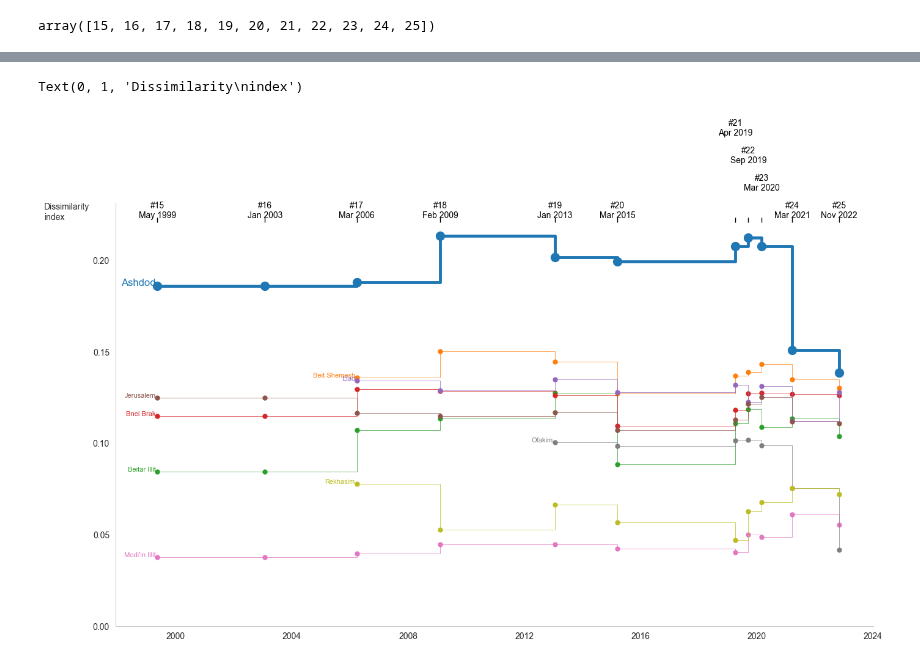
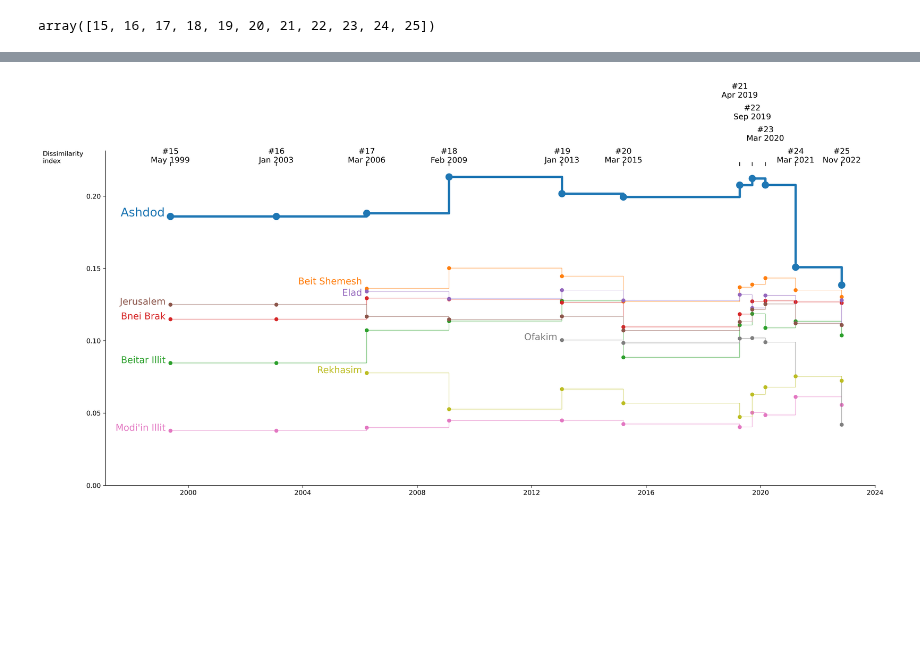
Before and after one commit to bgbg/segregation_paper, a Jupyter notebook: notebooks/voter_separation.ipynb, the cells around one changed output, grey strips where cells are left out. Drawn from its saved outputs; the diff is of its cells as text; code cells hidden in the pictures; blank space fills up the shorter version.

```diff
--- a/notebooks/voter_separation.ipynb
+++ b/notebooks/voter_separation.ipynb
@@ -15,6 +15,7 @@ from src import vote_utils as vu
 from src import dissimilarity_analysis as da
 
 vu = reload(vu)
+plt.rcParams['figure.dpi'] = 300
 
 %matplotlib inline
 # %% [markdown]
@@ -279,7 +285,11 @@ def set_ticks_and_labels(ax, which, values, log_transform=False):
     mid_point = (min_val + max_val) / 2
     tks = [min_val, mid_point, max_val]
     if log_transform:
-        labels = [f"{int(np.round(np.power(10, t), -2)):,d}" for t in tks]
+        labels = [
+            f"{value:,d}" if value >= 10000 else f"{value:d}"
+            for t in tks
+            for value in [int(np.round(np.power(10, t), -2))]
+        ]
     else:
         labels = [f"{t:.2f}" for t in tks]
     if which == "x":
@@ -326,6 +328,7 @@ cols_rest
 # %%
+w = 3.5
 fig, axes = plt.subplots(
-    n_rows, n_cols, figsize=(n_cols * w, n_rows * w), sharey=True, dpi=120
+    n_rows, n_cols, figsize=(n_cols * w, n_rows * w), sharey=True,
 )
 axes = axes.flatten()
 
@@ -503,42 +506,50 @@ fig.tight_layout()
 # %%
-fig, ax = plt.subplots(figsize=(16, 9))
+fig, ax = plt.subplots(figsize=(18, 9))
 for i, (city_name, df_city) in enumerate(df_dynamics.groupby("city_name")):
     x = df_city.election_date
     y = df_city.dissimilarity
     clr = f"C{i}"
     lw = 3.5 if city_name == 'Ashdod' else 0.5
     ms = 10 if city_name == 'Ashdod' else 5
-    fontsize = 12 if city_name == 'Ashdod' else 8
+    fontsize = 18 if city_name == 'Ashdod' else 14
     ax.step(x, y, "-o", where="post", label=city_name, color=clr, lw=lw, ms=ms)
     xx = x.values[0] - int(2e15)
     yy = y.values[0]
-    ax.text(xx, yy, city_name, color=clr, ha="right", fontsize=fontsize)
+    if city_name == 'Beit Shemesh':
+        yy += 0.003
+    elif city_name == 'Elad':
+        yy -= 0.003
+    ax.text(xx, yy, f'{city_name} ', color=clr, ha="right", fontsize=fontsize)
 
 ax.set_xlim((ax.get_xlim()[0] - 100, ax.get_xlim()[-1]))
 sns.despine(ax=ax)
 ax.grid(False)
 y = ax.get_ylim()[-1]
 for knesset_number, election_date in df_dates["election_date"].loc[15:].items():
     str_date = election_date.strftime("%b %Y")
     x = election_date
     ax.plot(x, y, "|k")
     if knesset_number in [21, 22, 23]:
         y_corrected = y  + (24 - knesset_number) * 0.015
     else:
         y_corrected = y
     ax.text(
         x,
         y_corrected,
         f"#{knesset_number}\n{str_date}",
         ha="center",
         va="bottom",
         color="black",
+        fontsize=12
     )
 ax.set_ylim((0, ax.get_ylim()[1]))
 ax.set_ylabel("Dissimilarity\nindex", ha="right", ma="left", rotation=0, y=1, va="top")
+ax.set_xlim((ax.get_xlim()[0] - 300, ax.get_xlim()[-1]))
+fig.tight_layout()
+fig.savefig("dissimilarity_dynamics.png", dpi=300)
+!open dissimilarity_dynamics.png
 # %% [output]
-Text(0, 1, 'Dissimilarity\nindex')
-[figure, old version]
+[figure, new version]
 # %%
 fig, ax = plt.subplots(figsize=(16, 9))
 for i, (city_name, df_city) in enumerate(df_dynamics.groupby("city_name")):
```
Also changed, not shown: parts of 10 cells of this notebook, 3 other files.
